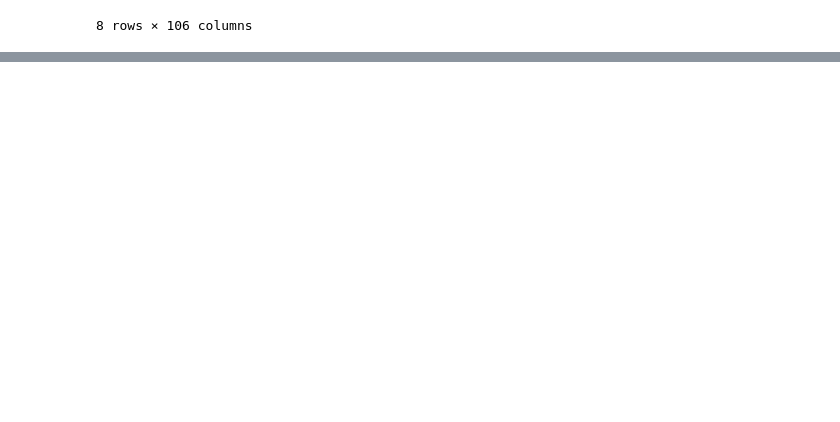
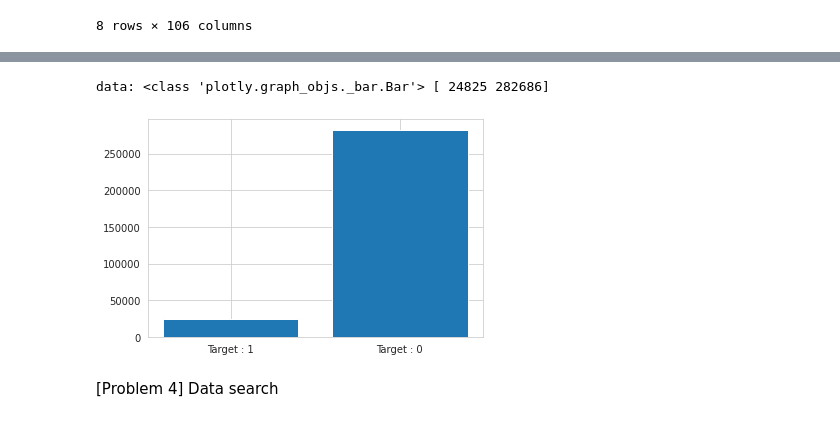
Before and after one commit to maralerdene/DIVER, a Jupyter notebook: Credit_Information_Analysis.ipynb, the cells around one changed output, grey strips where cells are left out. Cells and saved outputs as stored; diff of their text form; code cells hidden in the pictures; blank space fills up the shorter version.

```diff
--- a/Credit_Information_Analysis.ipynb
+++ b/Credit_Information_Analysis.ipynb
@@ -55,0 +140,46 @@ df.isnull().sum()
+# %%
+#3.
+
+from plotly.offline import init_notebook_mode, iplot
+from wordcloud import WordCloud
+import plotly.graph_objs as go
+import matplotlib.pyplot as plt
+#import chart-studio.plotly as py
+from plotly import tools
+from datetime import date
+import pandas as pd
+import numpy as np
+import seaborn as sns
+import random
+import warnings
+import matplotlib.pyplot as plt
+warnings.filterwarnings("ignore")
+init_notebook_mode(connected=True)
+
+def bar_hor(df, col, title, color, w=None, h=None, lm=0, limit=100, return_trace=False, rev=False, xlb = False):
+    cnt_srs = df[col].value_counts()
+    yy = cnt_srs.head(limit).index[::-1]
+    xx = cnt_srs.head(limit).values[::-1]
+    if rev:
+        yy = cnt_srs.tail(limit).index[::-1]
+        xx = cnt_srs.tail(limit).values[::-1]
+    if xlb:
+        trace = go.Bar(y=xlb, x=xx, orientation = 'h', marker=dict(color=color))
+    else:
+        trace = go.Bar(y=yy, x=xx, orientation = 'h', marker=dict(color=color))
+    if return_trace:
+        return trace
+    layout = dict(title=title, margin=dict(l=lm), width=w, height=h)
+    data = [trace]
+    fig = go.Figure(data=data, layout=layout)
+    plt.bar(data[0]['y'],data[0]['x'])
+    plt.show()
+    #iplot(fig)
+# %%
+#3. Target Variable Distribution
+bar_hor(df, "TARGET", "Distribution of Target Variable" , ["#44ff54", '#ff4444'], h=350, w=600, lm=200, xlb = ['Target : 1','Target : 0'])
+# %% [output]
+data: <class 'plotly.graph_objs._bar.Bar'> [ 24825 282686]
+[figure, added]
+# %% [markdown]
+[Problem 4] Data search
```
Also changed, not shown: parts of 12 cells of this notebook.
